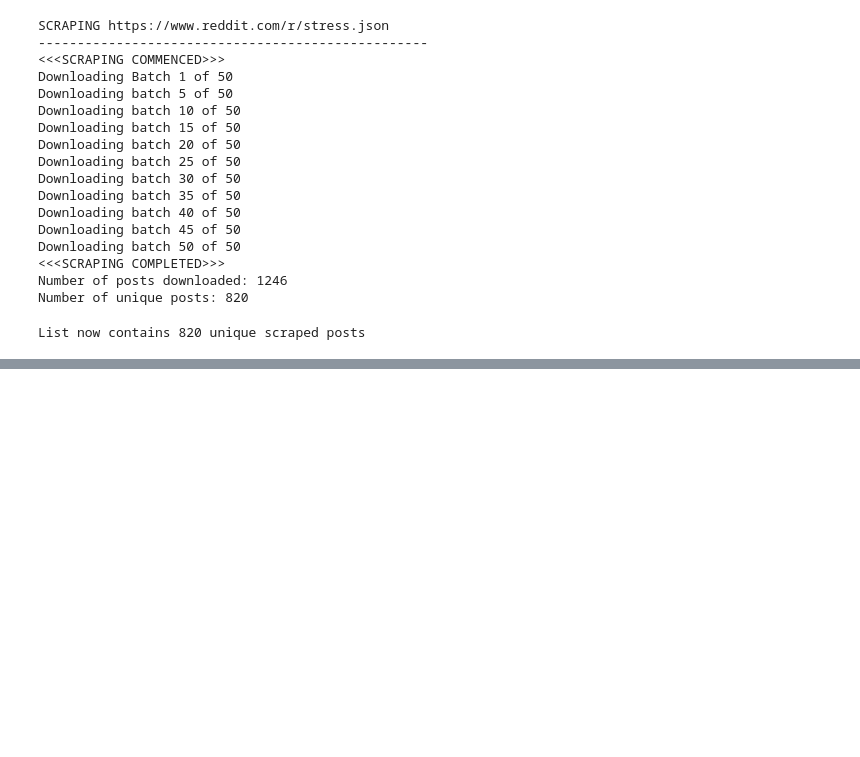
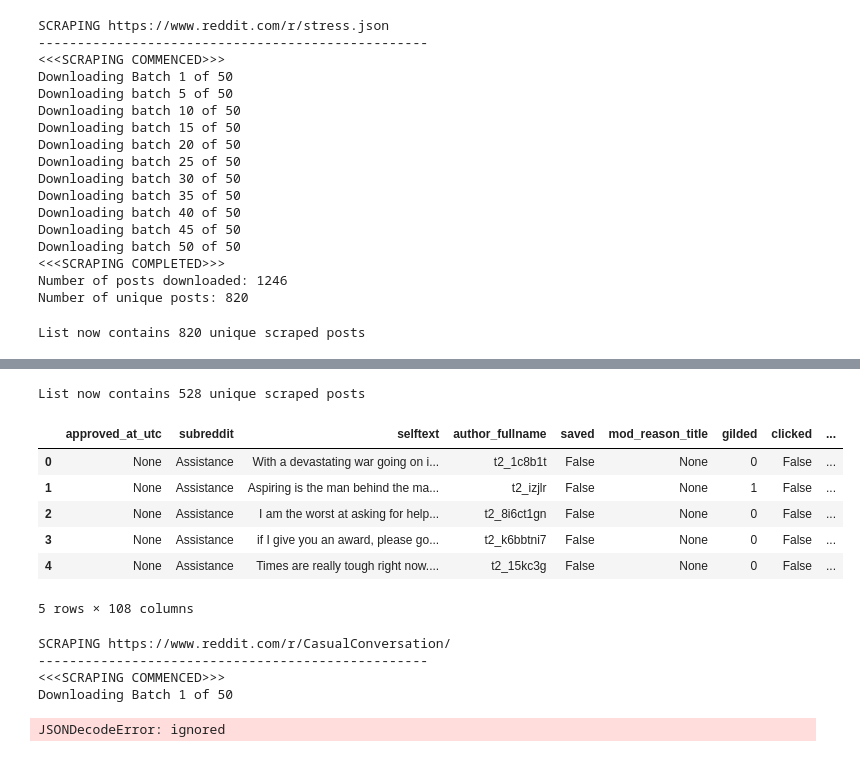
Before and after one commit to IamStarLord/702-stress-detection, a Jupyter notebook: Data Scraping.ipynb, the cells around one changed output, grey strips where cells are left out. Drawn from its saved outputs; the diff is of its cells as text; code cells hidden in the pictures; blank space fills up the shorter version.

```diff
--- a/Data Scraping.ipynb
+++ b/Data Scraping.ipynb
@@ -316,0 +391,17 @@ stress.head()
+# %%
+assistance_scraped_unique = []
+create_unique_list(assistance_scraped, assistance_scraped_unique)
+# %% [output]
+List now contains 528 unique scraped posts
+# %%
+assistance = pd.DataFrame(assistance_scraped_unique)
+assistance["is_stress"] = 1
+assistance.head()
+# %% [output]
+|  | approved_at_utc | subreddit | selftext | author_fullname | saved | mod_reason_title | gilded | clicked | ... |
+| 0 | None | Assistance | With a devastating war going on i... | t2_1c8b1t | False | None | 0 | False | ... |
+| 1 | None | Assistance | Aspiring is the man behind the ma... | t2_izjlr | False | None | 1 | False | ... |
+| 2 | None | Assistance | I am the worst at asking for help... | t2_8i6ct1gn | False | None | 0 | False | ... |
+| 3 | None | Assistance | if I give you an award, please go... | t2_k6bbtni7 | False | None | 0 | False | ... |
+| 4 | None | Assistance | Times are really tough right now.... | t2_15kc3g | False | None | 0 | False | ... |
+5 rows × 108 columns
@@ -316,0 +414,9 @@ stress.head()
+# %%
+casual_scraped = []
+reddit_scrape(url_casual, 50, casual_scraped)
+# %% [output]
+SCRAPING https://www.reddit.com/r/CasualConversation/
+--------------------------------------------------
+<<<SCRAPING COMMENCED>>>
+Downloading Batch 1 of 50
+JSONDecodeError: ignored
```
Also changed, not shown: parts of 27 cells of this notebook, 7 other files.
